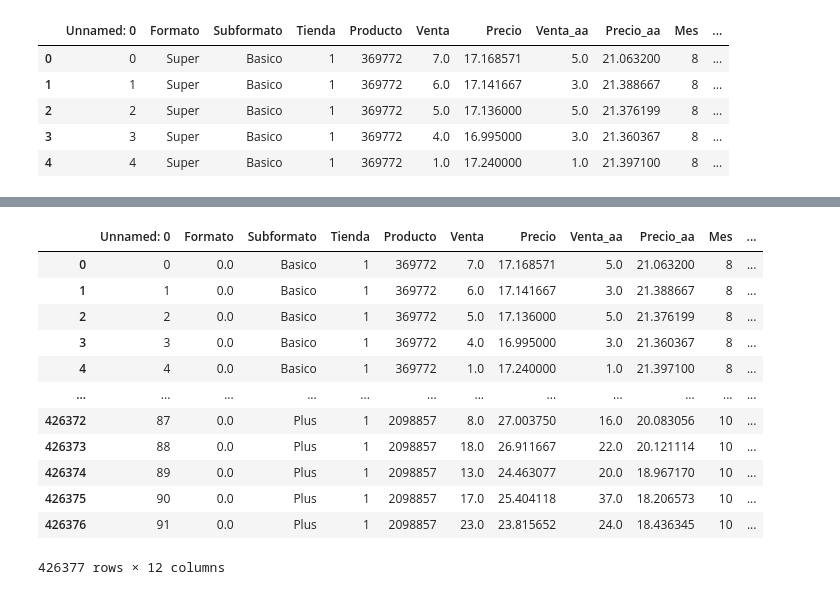
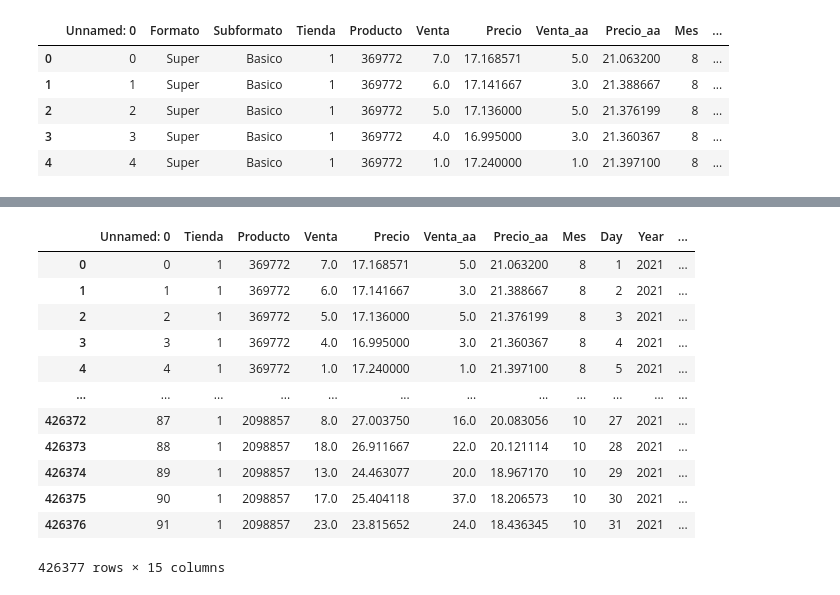
Before and after one commit to AlanMLCH/pythonDataScience, a Jupyter notebook: enkiForecasting/EDA.ipynb, the cells around one changed output, grey strips where cells are left out. Cells and saved outputs as stored; diff of their text form; code cells hidden in the pictures.

Commit message:
OneHotEncodingFormatos

```diff
--- a/enkiForecasting/EDA.ipynb
+++ b/enkiForecasting/EDA.ipynb
@@ -285,18 +274,18 @@ array([[0., 1.],
-# %%
-storeFirstDataframeFeatureDates['Formato'] = TransformedFormato.toarray()
-# %%
-storeFirstDataframeFeatureDates
-# %% [output]
-|  | Unnamed: 0 | Formato | Subformato | Tienda | Producto | Venta | Precio | Venta_aa | Precio_aa | Mes | ... |
-| 0 | 0 | 0.0 | Basico | 1 | 369772 | 7.0 | 17.168571 | 5.0 | 21.063200 | 8 | ... |
-| 1 | 1 | 0.0 | Basico | 1 | 369772 | 6.0 | 17.141667 | 3.0 | 21.388667 | 8 | ... |
-| 2 | 2 | 0.0 | Basico | 1 | 369772 | 5.0 | 17.136000 | 5.0 | 21.376199 | 8 | ... |
-| 3 | 3 | 0.0 | Basico | 1 | 369772 | 4.0 | 16.995000 | 3.0 | 21.360367 | 8 | ... |
-| 4 | 4 | 0.0 | Basico | 1 | 369772 | 1.0 | 17.240000 | 1.0 | 21.397100 | 8 | ... |
-| ... | ... | ... | ... | ... | ... | ... | ... | ... | ... | ... | ... |
-| 426372 | 87 | 0.0 | Plus | 1 | 2098857 | 8.0 | 27.003750 | 16.0 | 20.083056 | 10 | ... |
-| 426373 | 88 | 0.0 | Plus | 1 | 2098857 | 18.0 | 26.911667 | 22.0 | 20.121114 | 10 | ... |
-| 426374 | 89 | 0.0 | Plus | 1 | 2098857 | 13.0 | 24.463077 | 20.0 | 18.967170 | 10 | ... |
-| 426375 | 90 | 0.0 | Plus | 1 | 2098857 | 17.0 | 25.404118 | 37.0 | 18.206573 | 10 | ... |
-| 426376 | 91 | 0.0 | Plus | 1 | 2098857 | 23.0 | 23.815652 | 24.0 | 18.436345 | 10 | ... |
-426377 rows × 12 columns
+# %%
+storeFirstDataframeFeatureDates = pd.get_dummies(storeFirstDataframeFeatureDates,
+                                            columns = ['Formato', 'Subformato'])
+storeFirstDataframeFeatureDates
+# %% [output]
+|  | Unnamed: 0 | Tienda | Producto | Venta | Precio | Venta_aa | Precio_aa | Mes | Day | Year | ... |
+| 0 | 0 | 1 | 369772 | 7.0 | 17.168571 | 5.0 | 21.063200 | 8 | 1 | 2021 | ... |
+| 1 | 1 | 1 | 369772 | 6.0 | 17.141667 | 3.0 | 21.388667 | 8 | 2 | 2021 | ... |
+| 2 | 2 | 1 | 369772 | 5.0 | 17.136000 | 5.0 | 21.376199 | 8 | 3 | 2021 | ... |
+| 3 | 3 | 1 | 369772 | 4.0 | 16.995000 | 3.0 | 21.360367 | 8 | 4 | 2021 | ... |
+| 4 | 4 | 1 | 369772 | 1.0 | 17.240000 | 1.0 | 21.397100 | 8 | 5 | 2021 | ... |
+| ... | ... | ... | ... | ... | ... | ... | ... | ... | ... | ... | ... |
+| 426372 | 87 | 1 | 2098857 | 8.0 | 27.003750 | 16.0 | 20.083056 | 10 | 27 | 2021 | ... |
+| 426373 | 88 | 1 | 2098857 | 18.0 | 26.911667 | 22.0 | 20.121114 | 10 | 28 | 2021 | ... |
+| 426374 | 89 | 1 | 2098857 | 13.0 | 24.463077 | 20.0 | 18.967170 | 10 | 29 | 2021 | ... |
+| 426375 | 90 | 1 | 2098857 | 17.0 | 25.404118 | 37.0 | 18.206573 | 10 | 30 | 2021 | ... |
+| 426376 | 91 | 1 | 2098857 | 23.0 | 23.815652 | 24.0 | 18.436345 | 10 | 31 | 2021 | ... |
+426377 rows × 15 columns
```
Also changed, not shown: parts of 2 cells of this notebook.
